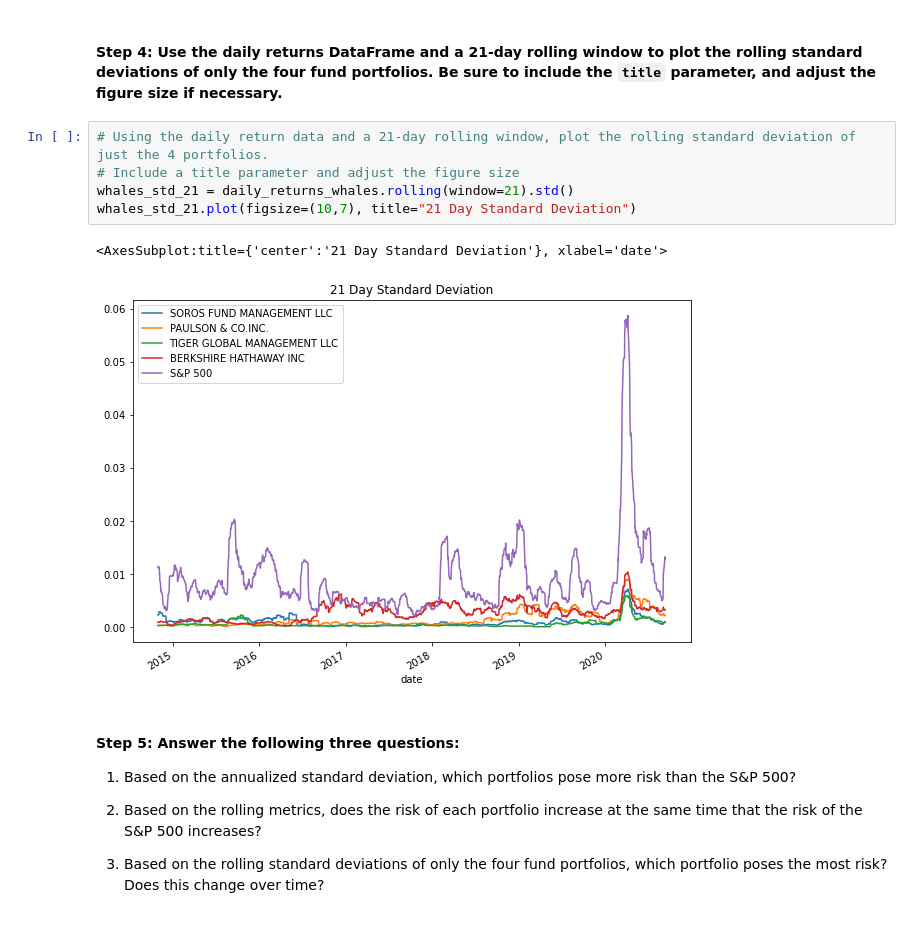
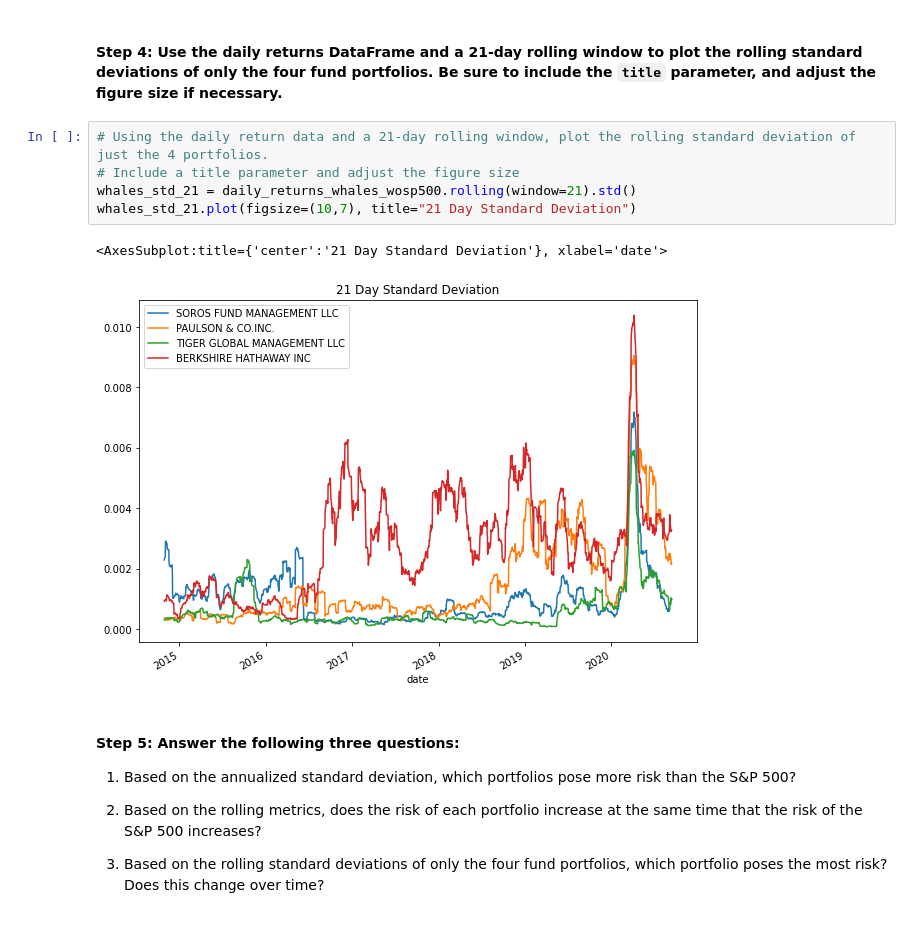
Before and after one commit to Khatijaa/Challenge_4_Final, a Jupyter notebook: risk_return_analysis.ipynb, the cells around one changed output. Cells and saved outputs as stored; diff of their text form.

```diff
--- a/risk_return_analysis.ipynb
+++ b/risk_return_analysis.ipynb
@@ -273,11 +273,11 @@ whales_sma_21.plot(figsize=(10,7), title="21 Day SMA")
 # %%
 # Using the daily return data and a 21-day rolling window, plot the rolling standard deviation of just the 4 portfolios.
 # Include a title parameter and adjust the figure size
-whales_std_21 = daily_returns_whales.rolling(window=21).std()
+whales_std_21 = daily_returns_whales_wosp500.rolling(window=21).std()
 whales_std_21.plot(figsize=(10,7), title="21 Day Standard Deviation")
 # %% [output]
 <AxesSubplot:title={'center':'21 Day Standard Deviation'}, xlabel='date'>
-[figure, old version]
+[figure, new version]
 # %% [markdown]
 #### Step 5: Answer the following three questions:
 
```
Also changed, not shown: parts of 17 cells of this notebook, 1 other file.
